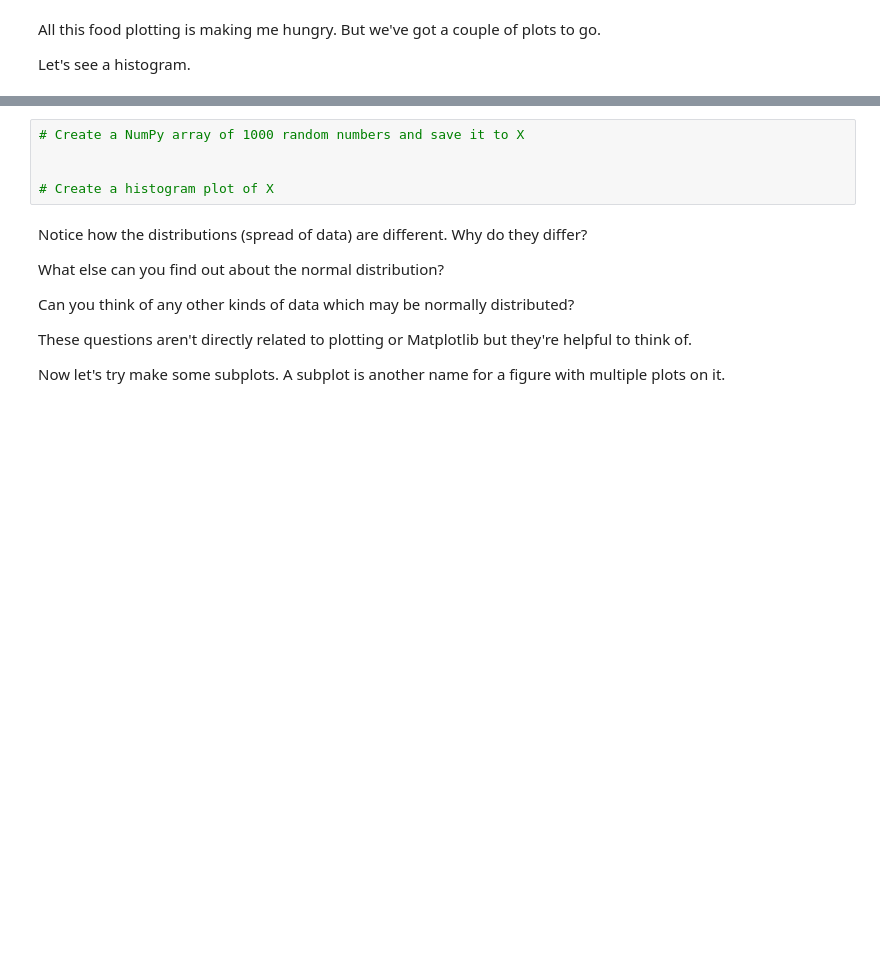
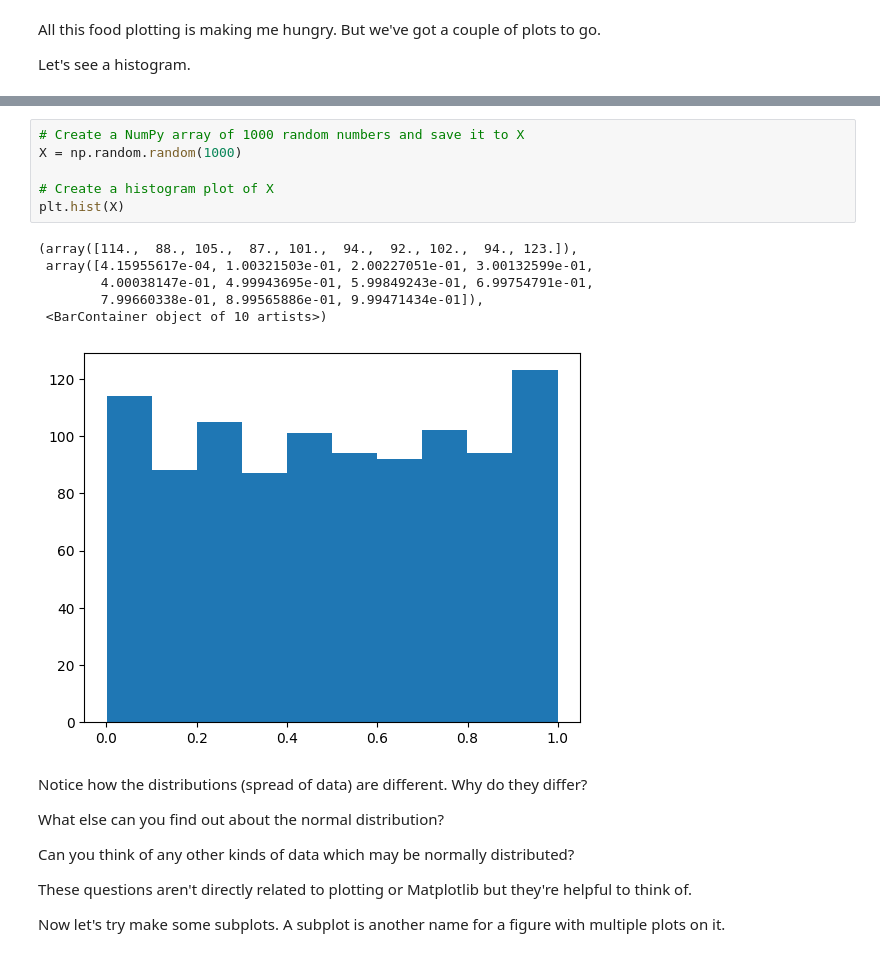
Before and after one commit to leviathan003/Practice_Puzzles, a Jupyter notebook: matplotlib-exercises.ipynb, the cells around one changed output, grey strips where cells are left out. Cells and saved outputs as stored; diff of their text form; blank space fills up the shorter version.

```diff
--- a/matplotlib-exercises.ipynb
+++ b/matplotlib-exercises.ipynb
@@ -147,8 +173,16 @@ Let's see a histogram.
 # %%
 # Create a NumPy array of 1000 random numbers and save it to X
-
+X = np.random.random(1000)
 
 # Create a histogram plot of X
+plt.hist(X)
+# %% [output]
+(array([114.,  88., 105.,  87., 101.,  94.,  92., 102.,  94., 123.]),
+ array([4.15955617e-04, 1.00321503e-01, 2.00227051e-01, 3.00132599e-01,
+        4.00038147e-01, 4.99943695e-01, 5.99849243e-01, 6.99754791e-01,
+        7.99660338e-01, 8.99565886e-01, 9.99471434e-01]),
+ <BarContainer object of 10 artists>)
+[figure, added]
 # %% [markdown]
 Notice how the distributions (spread of data) are different. Why do they differ?
 
```
Also changed, not shown: parts of 7 cells of this notebook, 2 other files.
